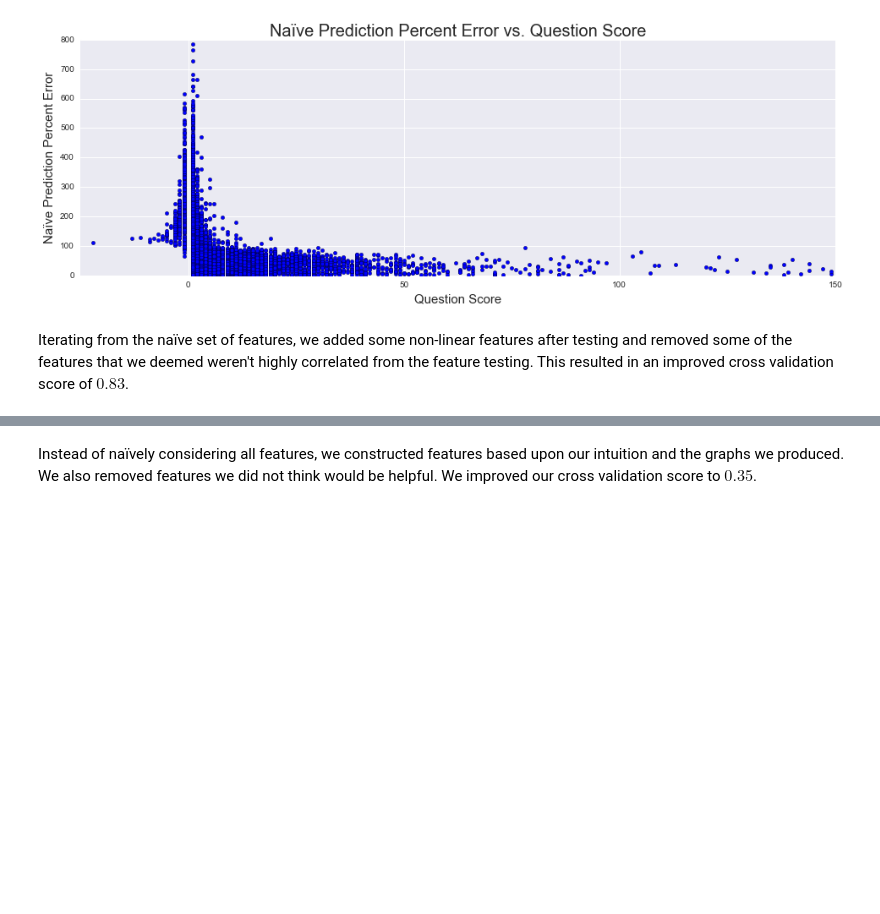
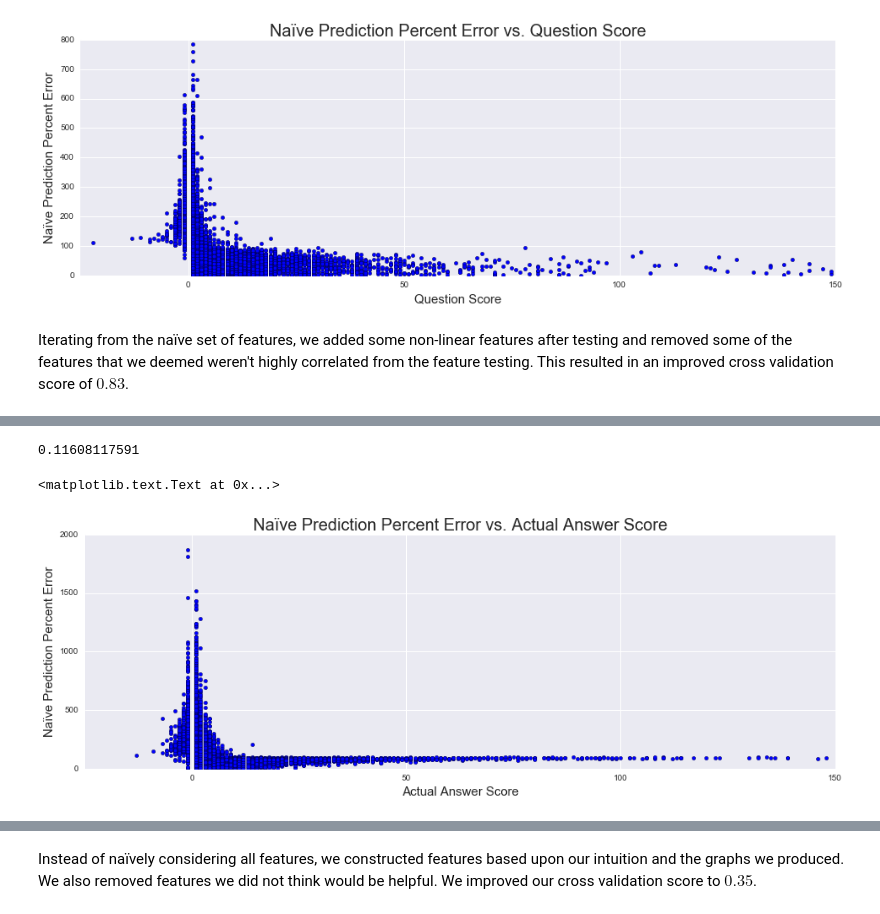
Before and after one commit to alexmfriedman/stack-exchange-analysis, a Jupyter notebook: Stack Overflow Analysis.ipynb, the cells around one changed output, grey strips where cells are left out. Drawn from its saved outputs; the diff is of its cells as text; code cells hidden in the pictures; blank space fills up the shorter version.

```diff
--- a/Stack Overflow Analysis.ipynb
+++ b/Stack Overflow Analysis.ipynb
@@ -1042,0 +1052,32 @@ It appears that predicting question score is the most difficult for questions wi
+# %%
+answer_score_features = [
+    answer_lengths,
+    answer_user_reputations,
+    answer_time_of_day,
+    answer_comment_count,
+    answer_user_posts_count,
+    answer_user_sum_votes,
+    answer_posting_order,
+    answer_original_question_time,
+    np.array(np.log(answer_posting_order))
+]
+
+X, y = permute(
+    np.vstack(answer_score_features).T,
+    answer_scores
+)
+
+y_hat = cross_val_predict(linear_model.LinearRegression(), X, y, cv=10)
+print(np.mean(cross_val_score(linear_model.LinearRegression(), X, y, cv=10)))
+
+plt.figure(figsize=(16, 5))
+plt.scatter(y, np.abs((y - y_hat) / y) * 100.0)
+plt.xlim([-25, 150])
+plt.ylim([0, 2000])
+plt.xlabel('Actual Answer Score', fontsize=15)
+plt.ylabel(u'Naïve Prediction Percent Error', fontsize=15)
+plt.title(u'Naïve Prediction Percent Error vs. Actual Answer Score', fontsize=20)
+# %% [output]
+0.11608117591
+<matplotlib.text.Text at 0x...>
+[figure, added]
```
Also changed, not shown: parts of 12 cells of this notebook, 1 other file.
